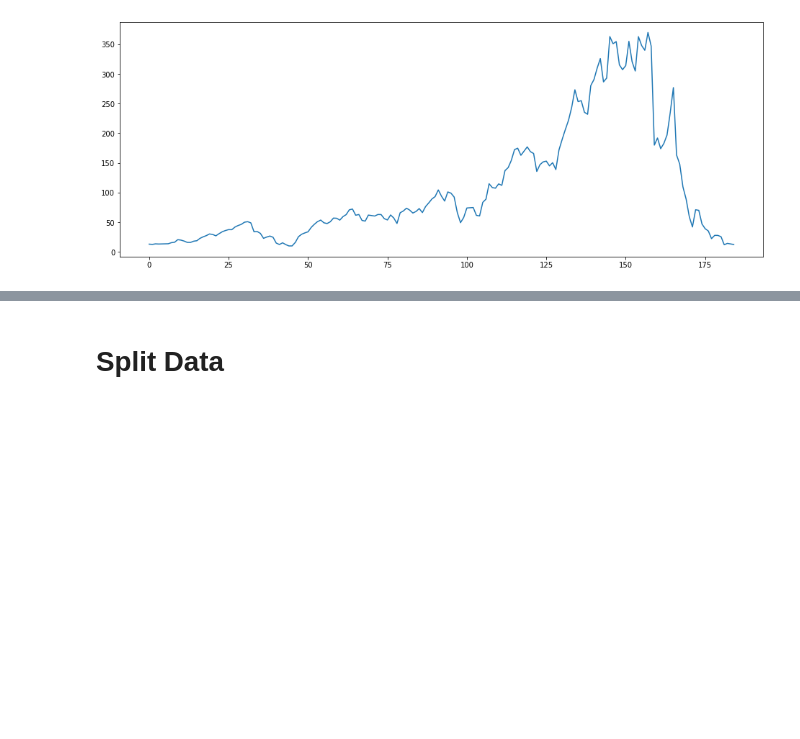
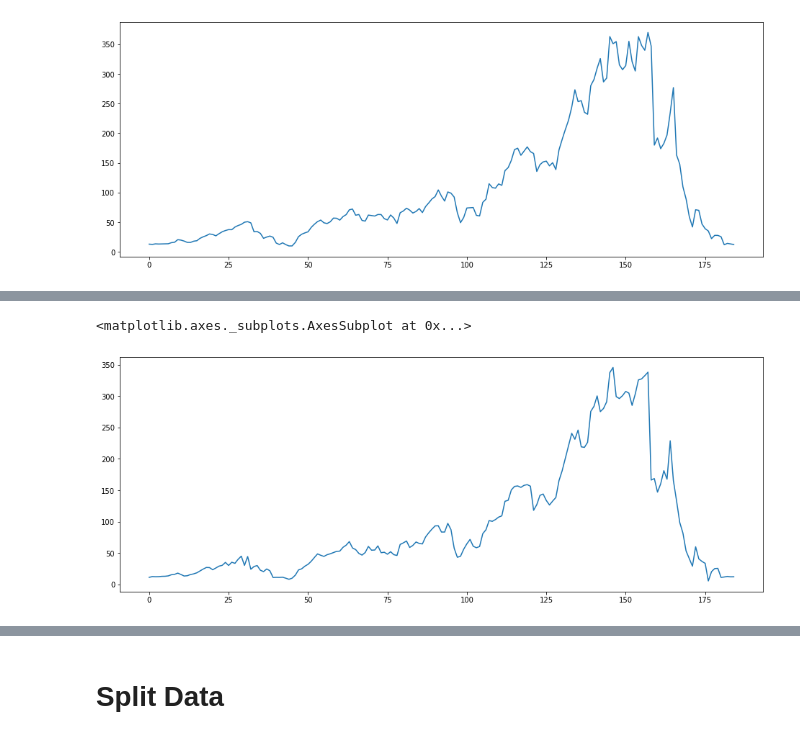
Before and after one commit to ramank123/Yes-Bank-Stock-Closing-Price-Prediction, a Jupyter notebook: Yes_Bank_Stock_Closing_Price_Prediction.ipynb, the cells around one changed output, grey strips where cells are left out. Drawn from its saved outputs; the diff is of its cells as text; code cells hidden in the pictures; blank space fills up the shorter version.

```diff
--- a/Yes_Bank_Stock_Closing_Price_Prediction.ipynb
+++ b/Yes_Bank_Stock_Closing_Price_Prediction.ipynb
@@ -94,0 +100,5 @@ df['Open'].plot(figsize=(16,6))
+# %%
+df['Low'].plot(figsize=(16,6))
+# %% [output]
+<matplotlib.axes._subplots.AxesSubplot at 0x...>
+[figure, added]
```
Also changed, not shown: parts of 2 cells of this notebook.
